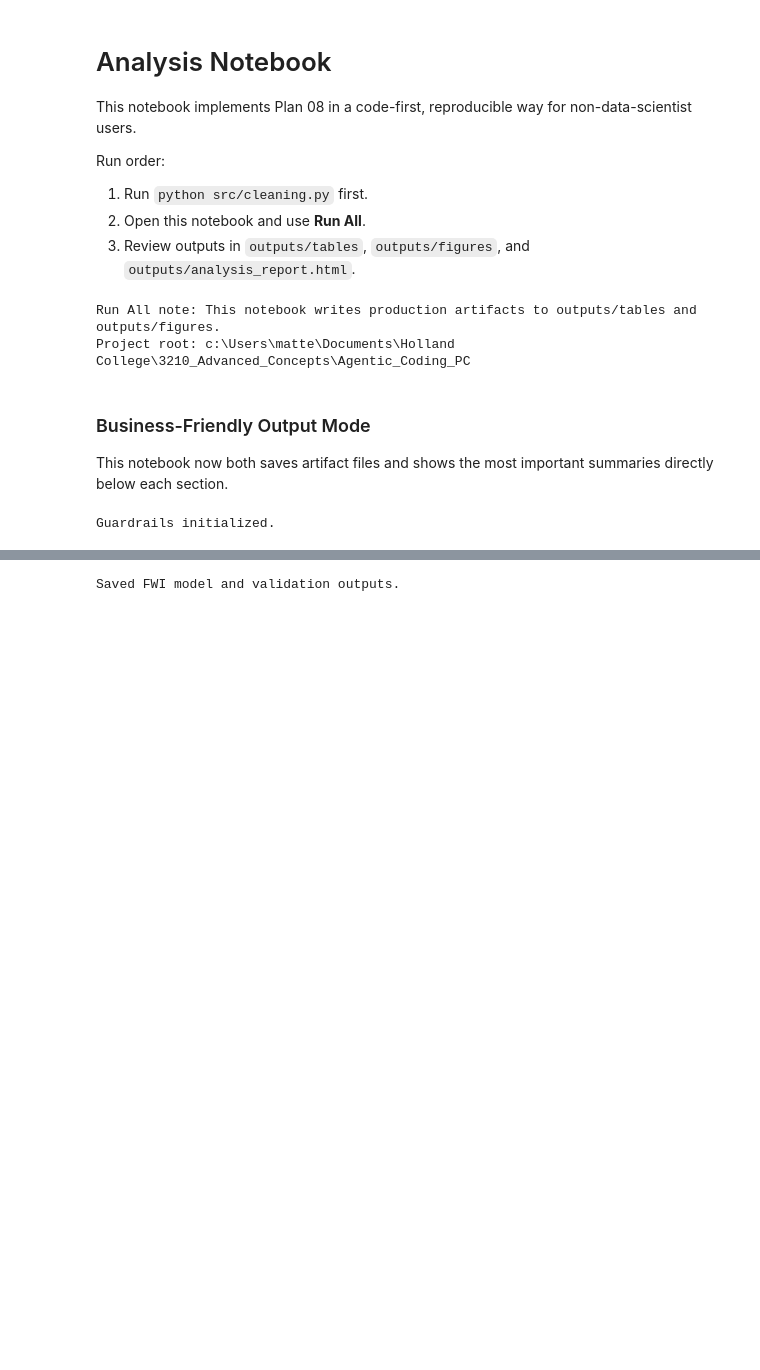
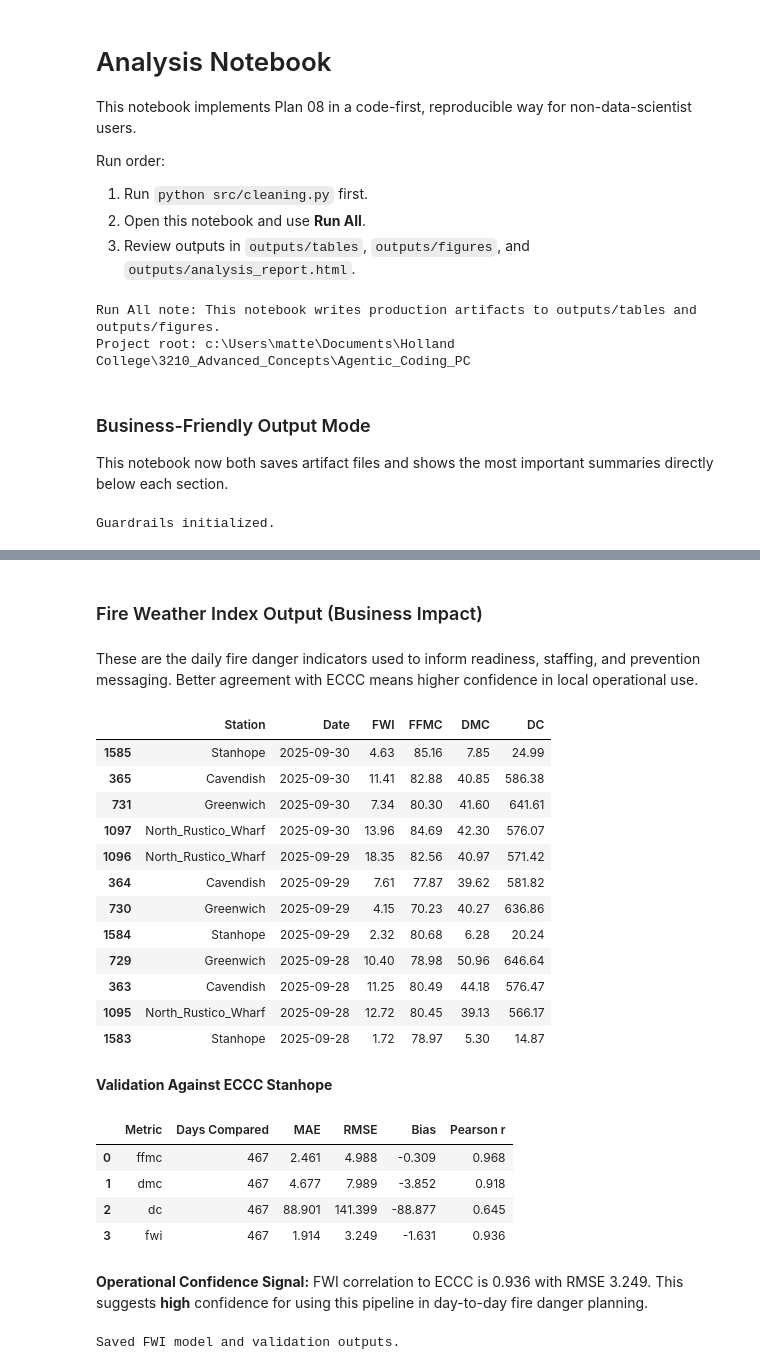
Before and after one commit to jmatters-pei/Parks_Canada_Weather, a Jupyter notebook: analysis.ipynb, the cells around one changed output, grey strips where cells are left out. Cells and saved outputs as stored; diff of their text form; code cells hidden in the pictures; blank space fills up the shorter version.

```diff
--- a/analysis.ipynb
+++ b/analysis.ipynb
@@ -583,7 +606,7 @@ for station_slug, idx in daily.groupby("station_slug", sort=False).groups.items(
 model_daily = daily[[
     "station_slug", "date_local", "air_temperature_c_noon", "relative_humidity_pct_noon", "wind_speed_kmh_noon", "precip_24h_sum_mm",
     "ffmc", "dmc", "dc", "isi", "bui", "fwi", "noon_core_present", "precip_window_complete_24h", "segment_id", "continuity_gap_days", "continuity_reset_applied"
-].copy()
+]].copy()
 model_daily.to_csv(TABLES_DIR / "04_model_fwi_daily.csv", index=False)
 
 validation_rows = []
@@ -632,33 +655,55 @@ fwi_snapshot = (
         "ffmc": "FFMC",
         "dmc": "DMC",
         "dc": "DC",
     })
 )
 display(fwi_snapshot.round(2))
 
 if not validation_df.empty:
     validation_view = validation_df.rename(columns={
         "metric": "Metric",
         "n": "Days Compared",
         "mae": "MAE",
         "rmse": "RMSE",
         "bias": "Bias",
         "pearson_r": "Pearson r",
     })
     display(Markdown("**Validation Against ECCC Stanhope**"))
     display(validation_view.round(3))
     fwi_row = validation_df[validation_df["metric"] == "fwi"]
     if not fwi_row.empty:
         r_val = float(fwi_row.iloc[0]["pearson_r"])
         rmse_val = float(fwi_row.iloc[0]["rmse"])
         confidence = "high" if r_val >= 0.85 else ("moderate" if r_val >= 0.70 else "low")
         display(Markdown(
             f"**Operational Confidence Signal:** FWI correlation to ECCC is {r_val:.3f} with RMSE {rmse_val:.3f}. "
             f"This suggests **{confidence}** confidence for using this pipeline in day-to-day fire danger planning."
         ))
 
 print("Saved FWI model and validation outputs.")
 # %% [output]
+### Fire Weather Index Output (Business Impact)
+These are the daily fire danger indicators used to inform readiness, staffing, and prevention messaging. Better agreement with ECCC means higher confidence in local operational use.
+|  | Station | Date | FWI | FFMC | DMC | DC |
+| 1585 | Stanhope | 2025-09-30 | 4.63 | 85.16 | 7.85 | 24.99 |
+| 365 | Cavendish | 2025-09-30 | 11.41 | 82.88 | 40.85 | 586.38 |
+| 731 | Greenwich | 2025-09-30 | 7.34 | 80.30 | 41.60 | 641.61 |
+| 1097 | North_Rustico_Wharf | 2025-09-30 | 13.96 | 84.69 | 42.30 | 576.07 |
+| 1096 | North_Rustico_Wharf | 2025-09-29 | 18.35 | 82.56 | 40.97 | 571.42 |
+| 364 | Cavendish | 2025-09-29 | 7.61 | 77.87 | 39.62 | 581.82 |
+| 730 | Greenwich | 2025-09-29 | 4.15 | 70.23 | 40.27 | 636.86 |
+| 1584 | Stanhope | 2025-09-29 | 2.32 | 80.68 | 6.28 | 20.24 |
+| 729 | Greenwich | 2025-09-28 | 10.40 | 78.98 | 50.96 | 646.64 |
+| 363 | Cavendish | 2025-09-28 | 11.25 | 80.49 | 44.18 | 576.47 |
+| 1095 | North_Rustico_Wharf | 2025-09-28 | 12.72 | 80.45 | 39.13 | 566.17 |
+| 1583 | Stanhope | 2025-09-28 | 1.72 | 78.97 | 5.30 | 14.87 |
+**Validation Against ECCC Stanhope**
+|  | Metric | Days Compared | MAE | RMSE | Bias | Pearson r |
+| 0 | ffmc | 467 | 2.461 | 4.988 | -0.309 | 0.968 |
+| 1 | dmc | 467 | 4.677 | 7.989 | -3.852 | 0.918 |
+| 2 | dc | 467 | 88.901 | 141.399 | -88.877 | 0.645 |
+| 3 | fwi | 467 | 1.914 | 3.249 | -1.631 | 0.936 |
+**Operational Confidence Signal:** FWI correlation to ECCC is 0.936 with RMSE 3.249. This suggests **high** confidence for using this pipeline in day-to-day fire danger planning.
 Saved FWI model and validation outputs.
 # %%
 # PCA workflow, clustering workflow, and benchmarking
```
Also changed, not shown: parts of 5 cells of this notebook, 1 other file.
